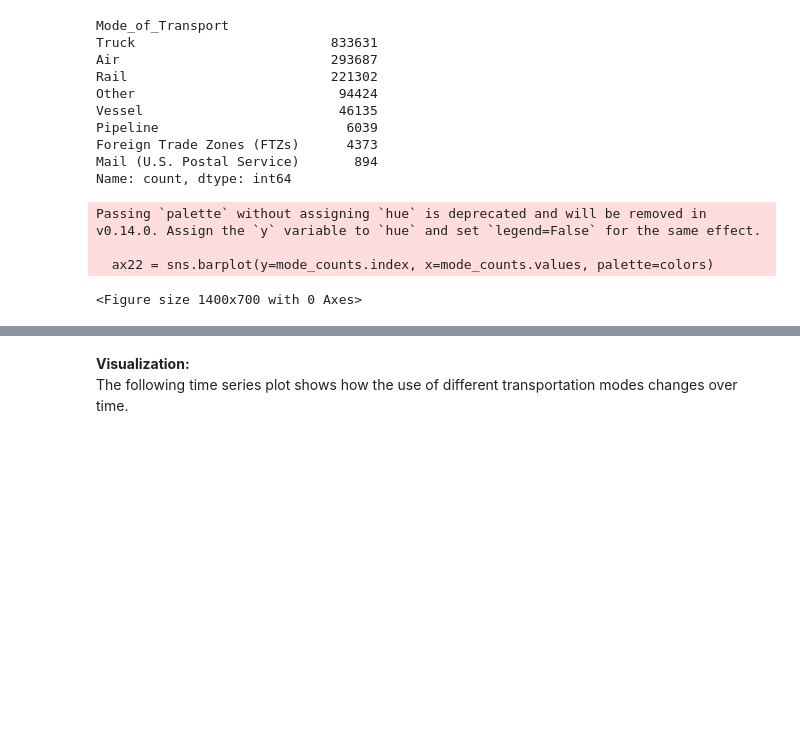
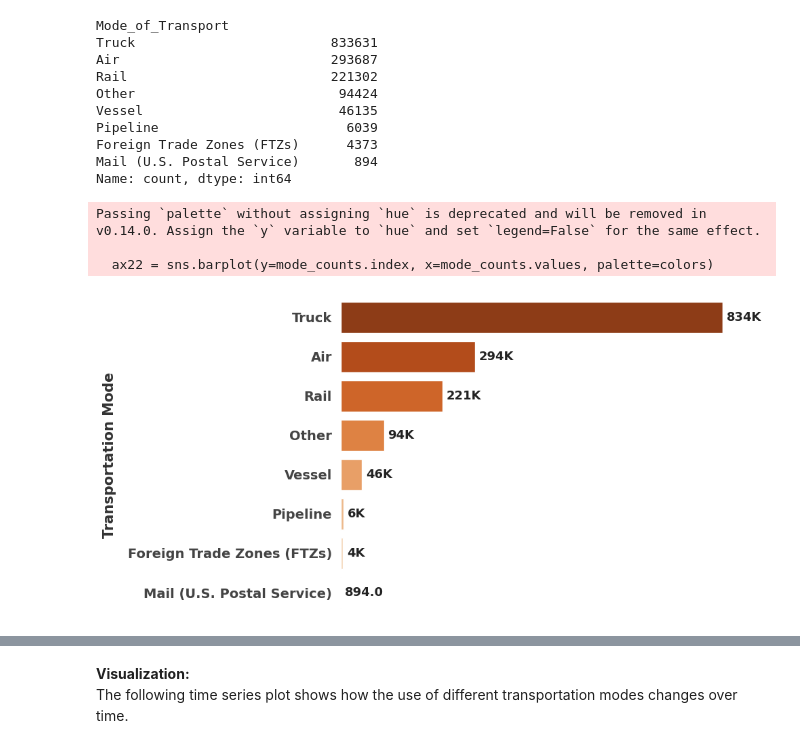
Before and after one commit to JohnEvansOkyere/Trans_BorderFreight_Data_Analysis, a Jupyter notebook: notebooks/eda_analysis_original.ipynb, the cells around one changed output, grey strips where cells are left out. Saved outputs shown, nothing was run; the diff lists cells and outputs as text; code cells hidden in the pictures; blank space fills up the shorter version.

```diff
--- a/notebooks/eda_analysis_original.ipynb
+++ b/notebooks/eda_analysis_original.ipynb
@@ -533,12 +533,12 @@ ax22 = sns.barplot(y=mode_counts.index, x=mode_counts.values, palette=colors)
 ax22.set_facecolor('white')
 
 # Title and axis labels
-plt.title('Freight Records by Transportation Mode',
-          fontweight='bold',
-          pad=20,
-          fontsize=20,
-          fontfamily='sans-serif',
-          color='#333333')
+# plt.title('Freight Records by Transportation Mode',
+#           fontweight='bold',
+#           pad=20,
+#           fontsize=20,
+#           fontfamily='sans-serif',
+#           color='#333333')
 
 plt.xlabel('Number of Records', fontsize=15,
            fontfamily='sans-serif',
@@ -553,39 +553,39 @@ plt.ylabel('Transportation Mode', fontsize=15,
            labelpad=12)
 
 # Y-axis tick styling
 plt.yticks(fontsize=14,
            fontfamily='sans-serif',
            color='#444444',
            fontweight='semibold')
 
 # Hide x-axis line and grid for a cleaner look
 ax22.xaxis.set_visible(False)
 ax22.grid(False)
 
 # Add value labels to each bar
 for i, v in enumerate(mode_counts.values):
     ax22.text(v + max(mode_counts.values)*0.01, i,
             human_format(v), va='center',
             fontweight='bold', fontsize=13, color='#222222')
 
 # Remove all borders/spines for a modern look
 for spine in ['top', 'right', 'bottom', 'left']:
     ax22.spines[spine].set_visible(False)
 
-plt.savefig("images/freight_by_mode.png",
-            dpi=350,
-            bbox_inches='tight'
-            )
-plt.close()
+# plt.savefig("images/freight_by_mode.png",
+#             dpi=350,
+#             bbox_inches='tight'
+#             )
+# plt.close()
 
 
 plt.tight_layout()
 plt.show()
 # %% [output]
 Passing `palette` without assigning `hue` is deprecated and will be removed in v0.14.0. Assign the `y` variable to `hue` and set `legend=False` for the same effect.
 
   ax22 = sns.barplot(y=mode_counts.index, x=mode_counts.values, palette=colors)
-<Figure size 1400x700 with 0 Axes>
+[figure, added]
 # %%
 # ------------------------------------------------------------------------------
 # Top 10 U.S. States by Freight Volume and Transportation Mode
```
Also changed, not shown: parts of 17 cells of this notebook, 23 other files.
